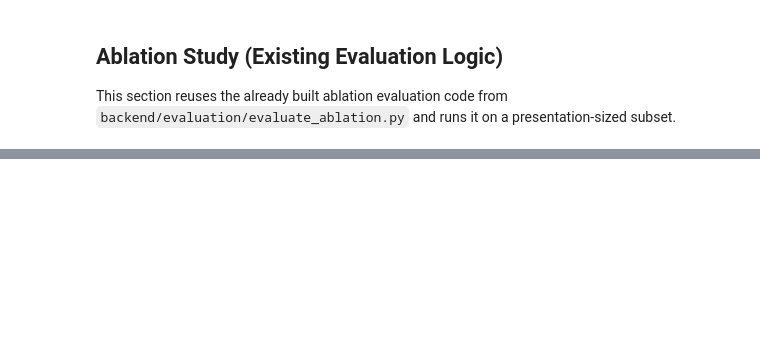
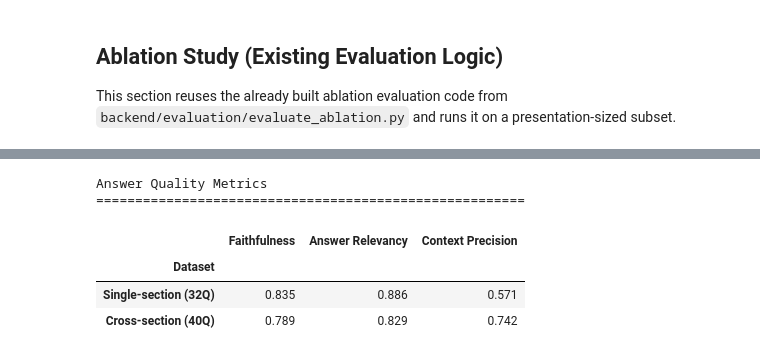
Before and after one commit to AmanDbz1101/AcadAI, a Jupyter notebook: playground/15_retrieval_showcase_minimal.ipynb, the cells around one changed output, grey strips where cells are left out. Drawn from its saved outputs; the diff is of its cells as text; code cells hidden in the pictures; blank space fills up the shorter version.

```diff
--- a/playground/15_retrieval_showcase_minimal.ipynb
+++ b/playground/15_retrieval_showcase_minimal.ipynb
@@ -324,0 +296,39 @@ This section reuses the already built ablation evaluation code from `backend/eva
+# %%
+import json
+from pathlib import Path
+import pandas as pd
+
+ROOT = Path.cwd().parent if Path.cwd().name == 'playground' else Path.cwd()
+BACKEND_DIR = ROOT / 'backend'
+RESULTS_DIR = BACKEND_DIR / 'evaluation' / 'results'
+
+with open(RESULTS_DIR / 'answer_results.json') as f:
+    orig = json.load(f)
+
+with open(RESULTS_DIR / 'new_answer_results.json') as f:
+    new = json.load(f)
+
+def make_answer_df(data, label):
+    m = data['metrics']
+    return pd.DataFrame([{
+        'Dataset': label,
+        'Faithfulness':      m['faithfulness'],
+        'Answer Relevancy':  m['answer_relevancy'],
+        'Context Precision': m['context_precision'],
+    }]).set_index('Dataset')
+
+df = pd.concat([
+    make_answer_df(orig, 'Single-section (32Q)'),
+    make_answer_df(new,  'Cross-section (40Q)'),
+])
+
+print("Answer Quality Metrics")
+print("=" * 55)
+display(df.round(3))
+# %% [output]
+Answer Quality Metrics
+=======================================================
+|  | Faithfulness | Answer Relevancy | Context Precision |
+| Dataset |  |  |  |
+| Single-section (32Q) | 0.835 | 0.886 | 0.571 |
+| Cross-section (40Q) | 0.789 | 0.829 | 0.742 |
```
Also changed, not shown: parts of 3 cells of this notebook, 5 other files.
